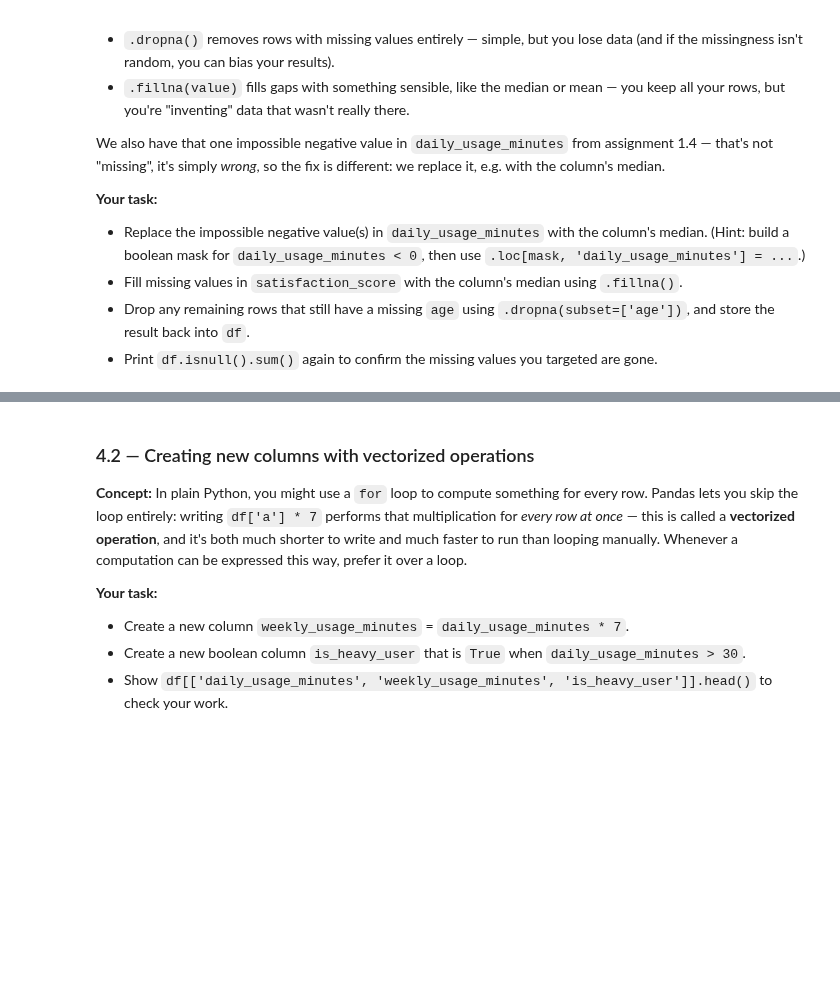
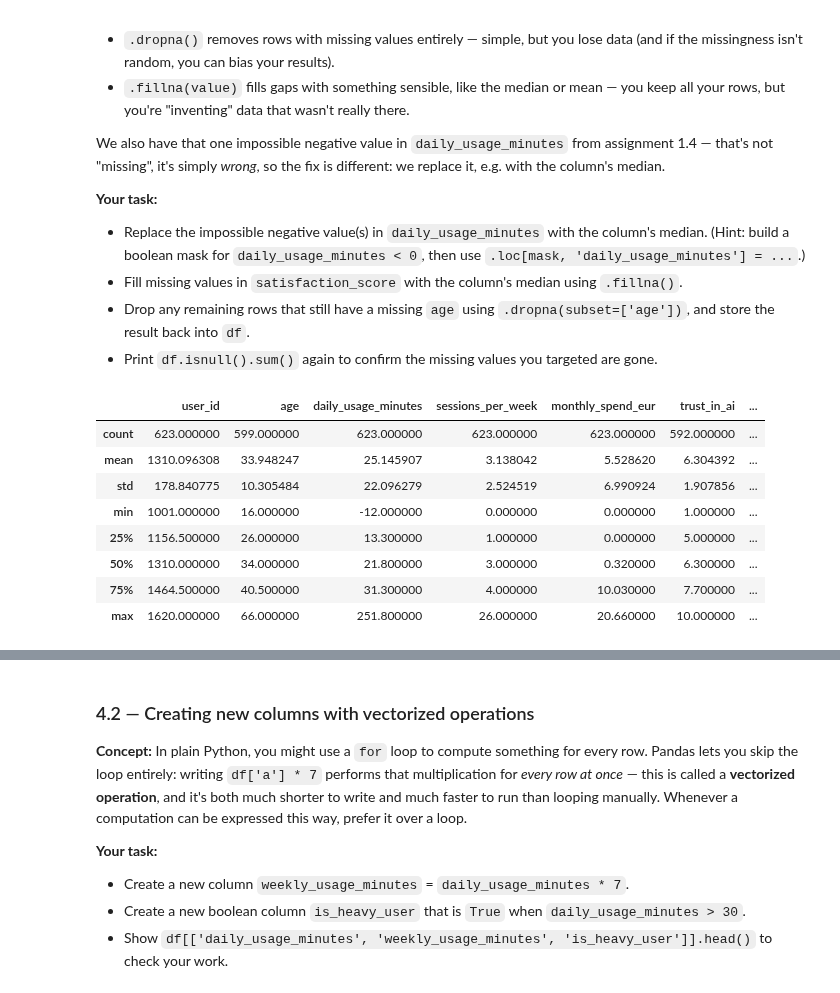
Before and after one commit to JorisHeemskerk/HCAI_Pythonondersteuning_2627, a Jupyter notebook: sessie_2_22-09/pandas_assignment.ipynb, the cells around one changed output, grey strips where cells are left out. Cells and saved outputs as stored; diff of their text form; code cells hidden in the pictures; blank space fills up the shorter version.

```diff
--- a/sessie_2_22-09/pandas_assignment.ipynb
+++ b/sessie_2_22-09/pandas_assignment.ipynb
@@ -57,10 +57,10 @@ function: `pd.read_csv()`. This is almost always the *first* line of code in any
 - Display the first 5 rows.
 # %%
 # TODO: import pandas as pd
-...
+import pandas as pd
 
 # TODO: read aria_users.csv into a variable called df
-df = ...
+df = pd.read_csv("aria_users.csv")
 
 # TODO: show the first 5 rows of df
-...
+df.head(5)
@@ -436,2 +496,14 @@ the column's median.
+# %%
+df.describe()
+# %% [output]
+|  | user_id | age | daily_usage_minutes | sessions_per_week | monthly_spend_eur | trust_in_ai | ... |
+| count | 623.000000 | 599.000000 | 623.000000 | 623.000000 | 623.000000 | 592.000000 | ... |
+| mean | 1310.096308 | 33.948247 | 25.145907 | 3.138042 | 5.528620 | 6.304392 | ... |
+| std | 178.840775 | 10.305484 | 22.096279 | 2.524519 | 6.990924 | 1.907856 | ... |
+| min | 1001.000000 | 16.000000 | -12.000000 | 0.000000 | 0.000000 | 1.000000 | ... |
+| 25% | 1156.500000 | 26.000000 | 13.300000 | 1.000000 | 0.000000 | 5.000000 | ... |
+| 50% | 1310.000000 | 34.000000 | 21.800000 | 3.000000 | 0.320000 | 6.300000 | ... |
+| 75% | 1464.500000 | 40.500000 | 31.300000 | 4.000000 | 10.030000 | 7.700000 | ... |
+| max | 1620.000000 | 66.000000 | 251.800000 | 26.000000 | 20.660000 | 10.000000 | ... |
 # %%
 # TODO: replace negative daily_usage_minutes with the median
```
Also changed, not shown: parts of 7 cells of this notebook.
